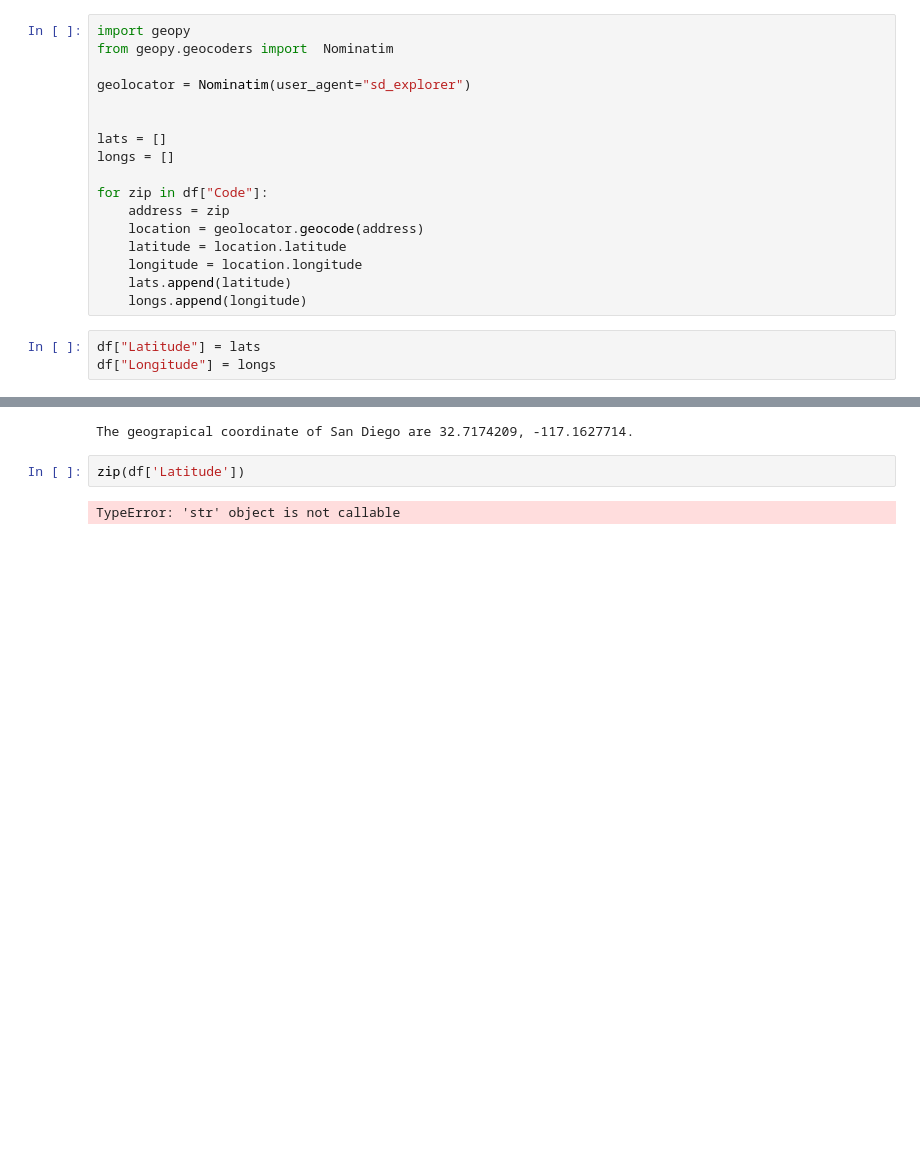
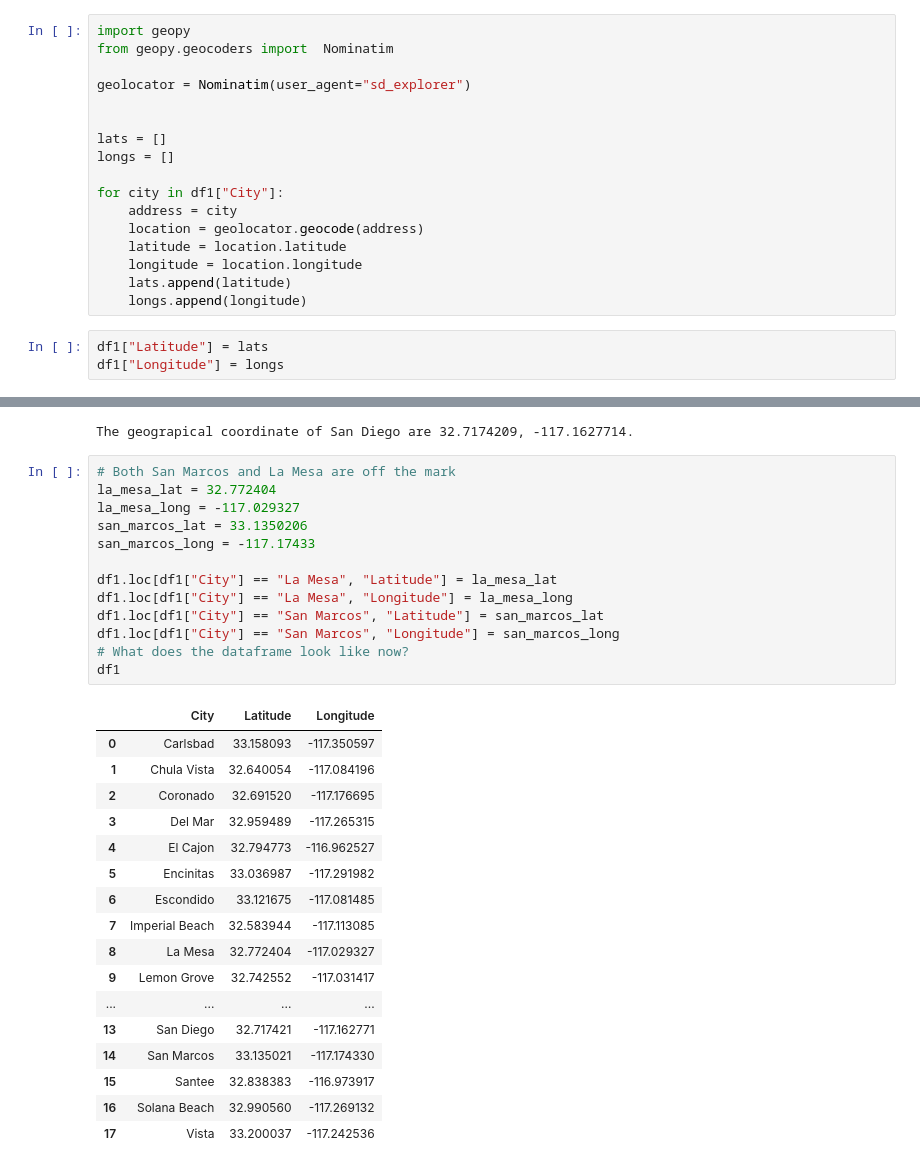
Before and after one commit to jbizzlefoshizzle/IBM_Capstone_Project, a Jupyter notebook: San Diego Notebook.ipynb, the cells around one changed output, grey strips where cells are left out. Saved outputs shown, nothing was run; the diff lists cells and outputs as text; blank space fills up the shorter version.

```diff
--- a/San Diego Notebook.ipynb
+++ b/San Diego Notebook.ipynb
@@ -70,16 +49,16 @@ geolocator = Nominatim(user_agent="sd_explorer")
 lats = []
 longs = []
 
-for zip in df["Code"]:
-    address = zip
+for city in df1["City"]:
+    address = city
     location = geolocator.geocode(address)
     latitude = location.latitude
     longitude = location.longitude
     lats.append(latitude)
     longs.append(longitude)
 # %%
-df["Latitude"] = lats
-df["Longitude"] = longs
+df1["Latitude"] = lats
+df1["Longitude"] = longs
 # %%
 # Install and import folium as map rendering library
 !conda install -c conda-forge folium=0.5.0 --yes
@@ -116,8 +99,35 @@ longitude = location.longitude
 print('The geograpical coordinate of San Diego are {}, {}.'.format(latitude, longitude))
 # %% [output]
 The geograpical coordinate of San Diego are 32.7174209, -117.1627714.
-# %%
-zip(df['Latitude'])
-# %% [output]
-TypeError: 'str' object is not callable
+# %%
+# Both San Marcos and La Mesa are off the mark
+la_mesa_lat = 32.772404
+la_mesa_long = -117.029327
+san_marcos_lat = 33.1350206
+san_marcos_long = -117.17433
+
+df1.loc[df1["City"] == "La Mesa", "Latitude"] = la_mesa_lat
+df1.loc[df1["City"] == "La Mesa", "Longitude"] = la_mesa_long
+df1.loc[df1["City"] == "San Marcos", "Latitude"] = san_marcos_lat
+df1.loc[df1["City"] == "San Marcos", "Longitude"] = san_marcos_long
+# What does the dataframe look like now?
+df1
+# %% [output]
+|  | City | Latitude | Longitude |
+| 0 | Carlsbad | 33.158093 | -117.350597 |
+| 1 | Chula Vista | 32.640054 | -117.084196 |
+| 2 | Coronado | 32.691520 | -117.176695 |
+| 3 | Del Mar | 32.959489 | -117.265315 |
+| 4 | El Cajon | 32.794773 | -116.962527 |
+| 5 | Encinitas | 33.036987 | -117.291982 |
+| 6 | Escondido | 33.121675 | -117.081485 |
+| 7 | Imperial Beach | 32.583944 | -117.113085 |
+| 8 | La Mesa | 32.772404 | -117.029327 |
+| 9 | Lemon Grove | 32.742552 | -117.031417 |
+| ... | ... | ... | ... |
+| 13 | San Diego | 32.717421 | -117.162771 |
+| 14 | San Marcos | 33.135021 | -117.174330 |
+| 15 | Santee | 32.838383 | -116.973917 |
+| 16 | Solana Beach | 32.990560 | -117.269132 |
+| 17 | Vista | 33.200037 | -117.242536 |
 # %%
```
Also changed, not shown: parts of 16 cells of this notebook.
